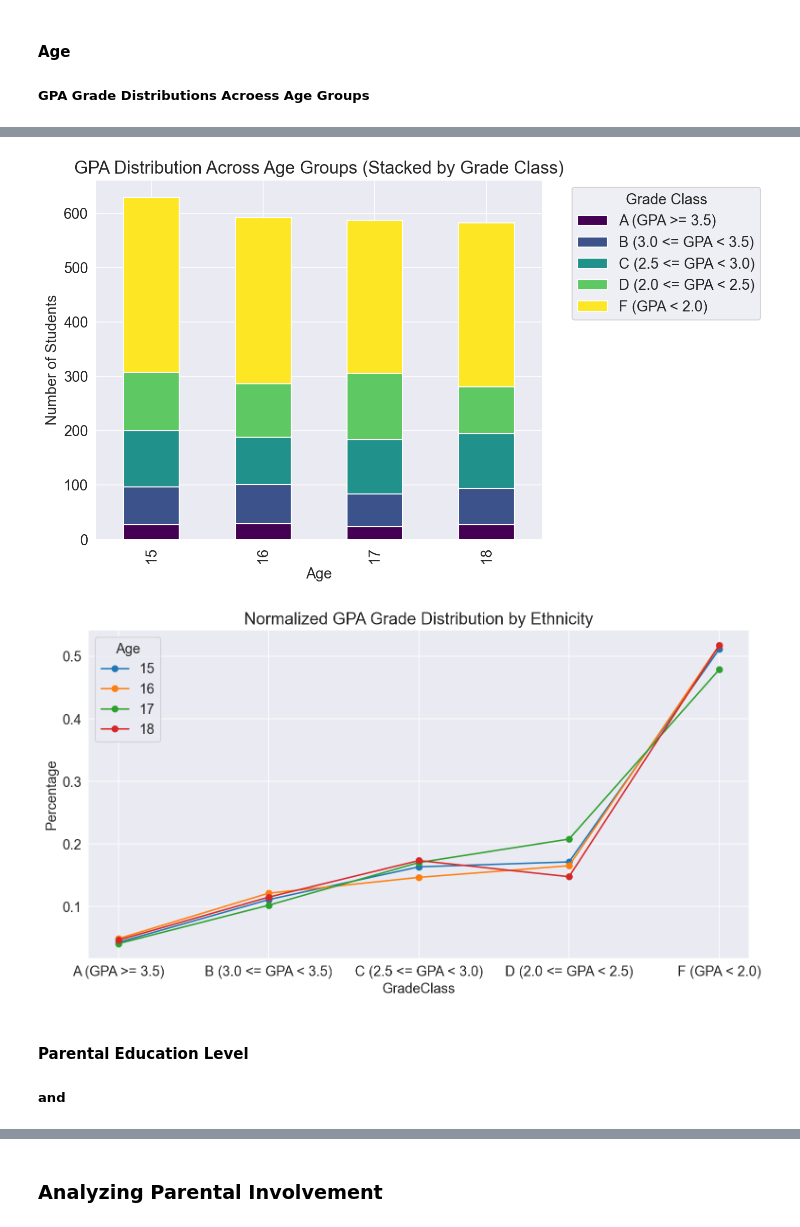
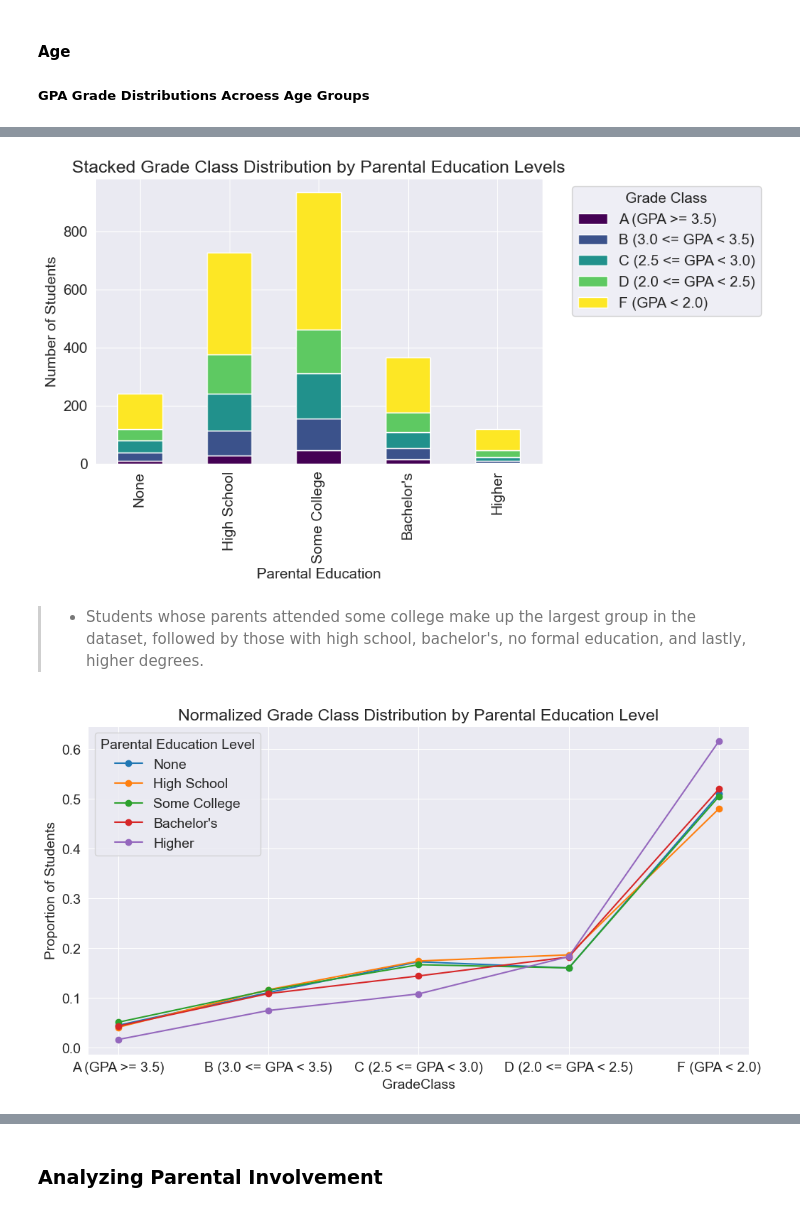
Before and after one commit to T-Naing/Jupyter, a Jupyter notebook: EDA_student_performance/EDA_student_performance.ipynb, the cells around one changed output, grey strips where cells are left out. Cells and saved outputs as stored; diff of their text form; code cells hidden in the pictures.

```diff
--- a/EDA_student_performance/EDA_student_performance.ipynb
+++ b/EDA_student_performance/EDA_student_performance.ipynb
@@ -63,8 +45,8 @@ import scipy.stats as stats
 
 sns.set_style('darkgrid')
 matplotlib.rcParams['font.size'] = 14
-matplotlib.rcParams['figure.figsize'] = (10, 6)
-matplotlib.rcParams['figure.facecolor'] = '#00000000'
-matplotlib.rcParams['figure.dpi'] = 150        # Controls on-screen resolution
+matplotlib.rcParams['figure.figsize'] = (9, 5)
+matplotlib.rcParams['figure.facecolor'] = '#00000000' # setting the figure background to be transparent
+# matplotlib.rcParams['figure.dpi'] = 150        # Controls on-screen resolution
 matplotlib.rcParams['savefig.dpi'] = 300       # Controls resolution when saving with savefig()
 output_folder="./output/"
@@ -570,0 +625,12 @@ Index([15, 16, 17, 18], dtype='int64', name='Age')
+# %%
+# Map numeric codes to labels
+edu_map = {
+    0: 'None',
+    1: 'High School',
+    2: 'Some College',
+    3: "Bachelor's",
+    4: 'Higher'
+}
+
+# Apply the mapping to a new column (or overwrite the existing one if preferred)
+df_std_pfm['ParentalEducationLabel'] = df_std_pfm['ParentalEducation'].map(edu_map)
@@ -571,34 +685,38 @@ Index([15, 16, 17, 18], dtype='int64', name='Age')
+# %%
+df_pe_agg=df_std_pfm.groupby('ParentalEducation')[['GradeClass']].value_counts().reset_index(name='count')
+df_pe_agg=df_pe_agg.pivot(index='GradeClass',columns='ParentalEducation',values='count')
+df_pe_agg.rename(index={0.0: 'A (GPA >= 3.5)', 1.0:'B (3.0 <= GPA < 3.5)', 2.0: 'C (2.5 <= GPA < 3.0)',3.0:'D (2.0 <= GPA < 2.5)',4.0:'F (GPA < 2.0)'}, inplace=True)
+df_pe_agg.rename(columns={0: 'None', 1: 'High School', 2: 'Some College',3:'Bachelor\'s',4:'Higher'}, inplace=True)
+df_pe_agg_T= df_pe_agg.T
+# df_pe_agg
 # %%
 # Transpose to group by ethnicity on the x-axis
-df_age_agg_T.plot(kind='bar', stacked=True, figsize=(10, 6), colormap='viridis')
-# print(df_age_agg_T)
-plt.title("GPA Distribution Across Age Groups (Stacked by Grade Class)")
-plt.xlabel("Age")
+df_pe_agg_T.plot(kind='bar', stacked=True, figsize=(10, 6), colormap='viridis')
+
+plt.title("Stacked Grade Class Distribution by Parental Education Levels")
+plt.xlabel("Parental Education")
 plt.ylabel("Number of Students")
 plt.legend(title="Grade Class", bbox_to_anchor=(1.05, 1), loc='upper left')
 plt.tight_layout()
 plt.show()
+plt.savefig(output_folder+'Normalized Grade Class Distribution by Parental Education Level.png')
 # %% [output]
-[figure, old version]
+[figure, new version]
+# %% [markdown]
+>- Students whose parents attended some college make up the largest group in the dataset, followed by those with high school, bachelor's, no formal education, and lastly, higher degrees.
 # %%
-df_age_normalized = df_age_agg_T.div(df_age_agg_T.sum(axis=1), axis=0)
-# print(df_age_normalized)
-# print(df_normalized['A (GPA >= 3.5)'].idxmax())
-# print(df_normalized['A (GPA >= 3.5)'].idxmin())
+df_pe_normalized = df_pe_agg_T.div(df_pe_agg_T.sum(axis=1), axis=0)
 plt.figure(figsize=(12, 6))
 
-for i in df_age_normalized.index:
-    plt.plot(df_age_normalized.columns, df_age_normalized.loc[i],
+for i in df_pe_normalized.index:
+    plt.plot(df_pe_normalized.columns, df_pe_normalized.loc[i],
              marker='o', label=i)
 
-plt.title("Normalized GPA Grade Distribution by Ethnicity")
+plt.title("Normalized Grade Class Distribution by Parental Education Level")
 plt.xlabel('GradeClass')
-plt.ylabel('Percentage')
-plt.legend(title='Age')
-plt.savefig('Percentage Distribution of Ethnicities Across Grade Classes.png')
+plt.ylabel('Proportion of Students')
+plt.legend(title='Parental Education Level')
+plt.savefig(output_folder+'Normalized Grade Class Distribution by Parental Education Level.png')
 plt.show()
 # %% [output]
-[figure, old version]
+[figure, new version]
-# %% [markdown]
-#### Parental Education Level
-##### and
```
Also changed, not shown: parts of 89 cells of this notebook, 30 other files.
